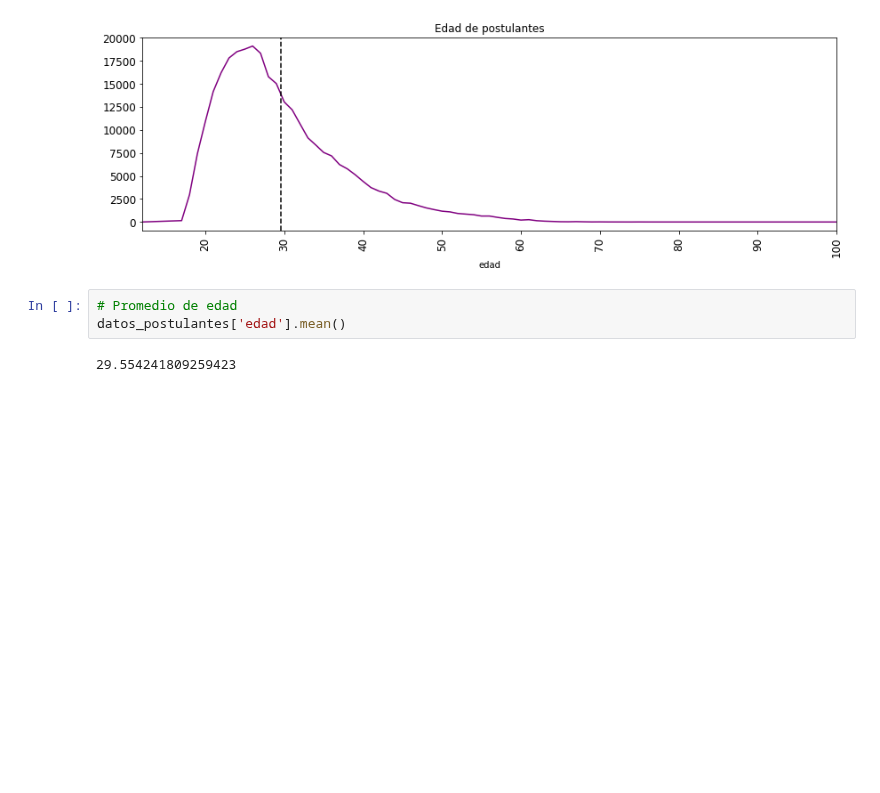
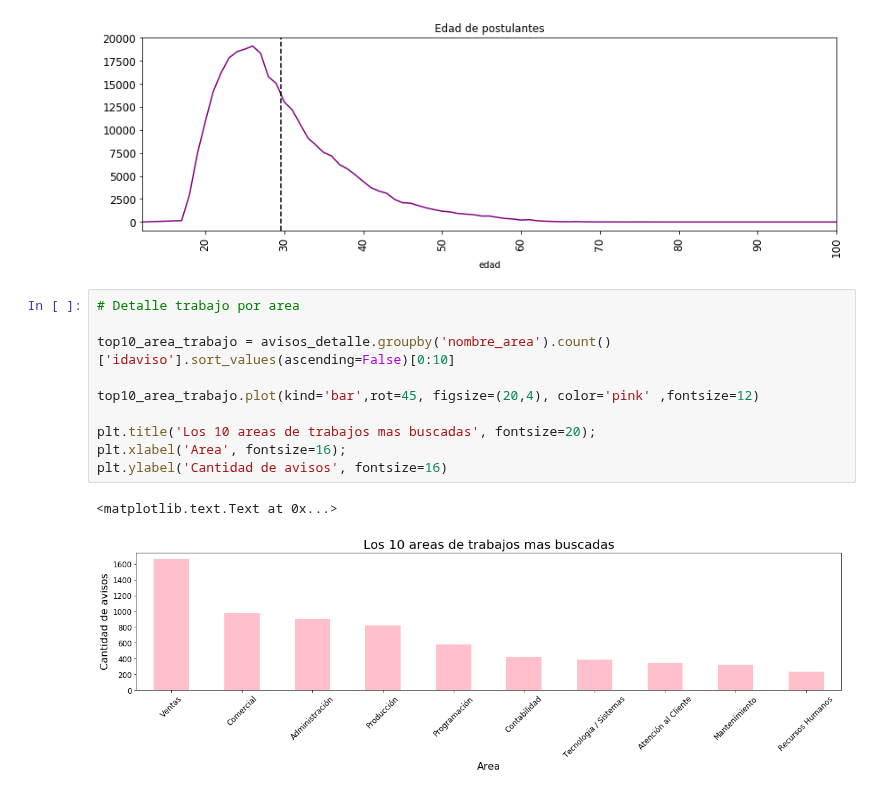
Before and after one commit to felipegonzalez2112/tp-organizacion-datos-2018, a Jupyter notebook: TP1.ipynb, the cells around one changed output. Saved outputs shown, nothing was run; the diff lists cells and outputs as text; blank space fills up the shorter version.

Commit message:
Agregamos top 10 areas mas buscadas

```diff
--- a/TP1.ipynb
+++ b/TP1.ipynb
@@ -188,8 +188,16 @@ ax.axvline(edad_promedio, color='k', linestyle='--')
 # %% [output]
 <matplotlib.lines.Line2D at 0x...>
 [figure]
-# %%
-# Promedio de edad
-datos_postulantes['edad'].mean()
-# %% [output]
-29.554241809259423
+# %%
+# Detalle trabajo por area
+
+top10_area_trabajo = avisos_detalle.groupby('nombre_area').count()['idaviso'].sort_values(ascending=False)[0:10]
+
+top10_area_trabajo.plot(kind='bar',rot=45, figsize=(20,4), color='pink' ,fontsize=12)
+
+plt.title('Los 10 areas de trabajos mas buscadas', fontsize=20);
+plt.xlabel('Area', fontsize=16);
+plt.ylabel('Cantidad de avisos', fontsize=16)
+# %% [output]
+<matplotlib.text.Text at 0x...>
+[figure, added]
```
